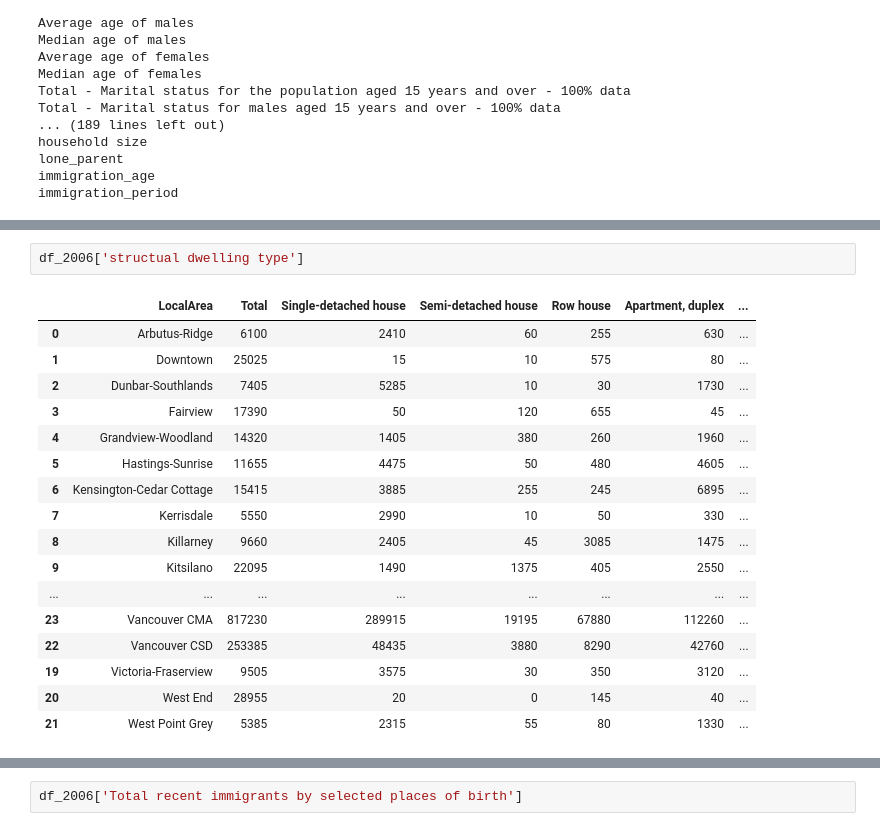
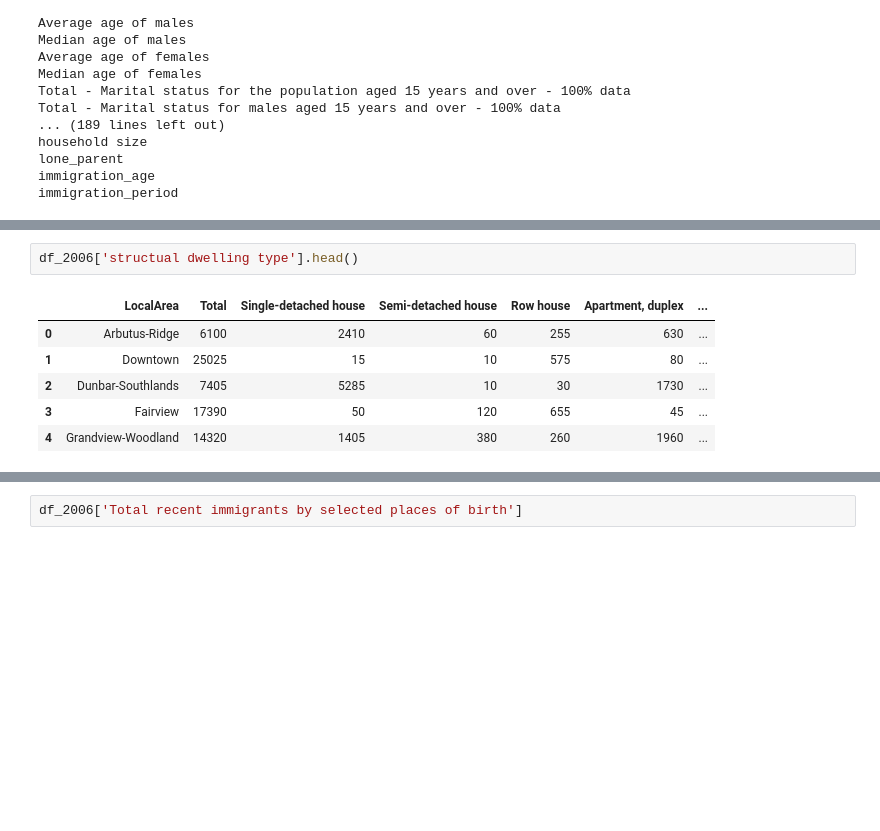
Before and after one commit to aakanksha023/EVAN, a Jupyter notebook: src/02_clean_wrangle/clean_census_data.ipynb, the cells around one changed output, grey strips where cells are left out. Saved outputs shown, nothing was run; the diff lists cells and outputs as text; blank space fills up the shorter version.

```diff
--- a/src/02_clean_wrangle/clean_census_data.ipynb
+++ b/src/02_clean_wrangle/clean_census_data.ipynb
@@ -1290,21 +1332,10 @@ df.iloc[1520:1535,:]
 # %%
-df_2006['structual dwelling type']
+df_2006['structual dwelling type'].head()
 # %% [output]
 |  | LocalArea | Total | Single-detached house | Semi-detached house | Row house | Apartment, duplex | ... |
 | 0 | Arbutus-Ridge | 6100 | 2410 | 60 | 255 | 630 | ... |
 | 1 | Downtown | 25025 | 15 | 10 | 575 | 80 | ... |
 | 2 | Dunbar-Southlands | 7405 | 5285 | 10 | 30 | 1730 | ... |
 | 3 | Fairview | 17390 | 50 | 120 | 655 | 45 | ... |
 | 4 | Grandview-Woodland | 14320 | 1405 | 380 | 260 | 1960 | ... |
-| 5 | Hastings-Sunrise | 11655 | 4475 | 50 | 480 | 4605 | ... |
-| 6 | Kensington-Cedar Cottage | 15415 | 3885 | 255 | 245 | 6895 | ... |
-| 7 | Kerrisdale | 5550 | 2990 | 10 | 50 | 330 | ... |
-| 8 | Killarney | 9660 | 2405 | 45 | 3085 | 1475 | ... |
-| 9 | Kitsilano | 22095 | 1490 | 1375 | 405 | 2550 | ... |
-| ... | ... | ... | ... | ... | ... | ... | ... |
-| 23 | Vancouver CMA | 817230 | 289915 | 19195 | 67880 | 112260 | ... |
-| 22 | Vancouver CSD | 253385 | 48435 | 3880 | 8290 | 42760 | ... |
-| 19 | Victoria-Fraserview | 9505 | 3575 | 30 | 350 | 3120 | ... |
-| 20 | West End | 28955 | 20 | 0 | 145 | 40 | ... |
-| 21 | West Point Grey | 5385 | 2315 | 55 | 80 | 1330 | ... |
 # %%
```
Also changed, not shown: parts of 24 cells of this notebook.
